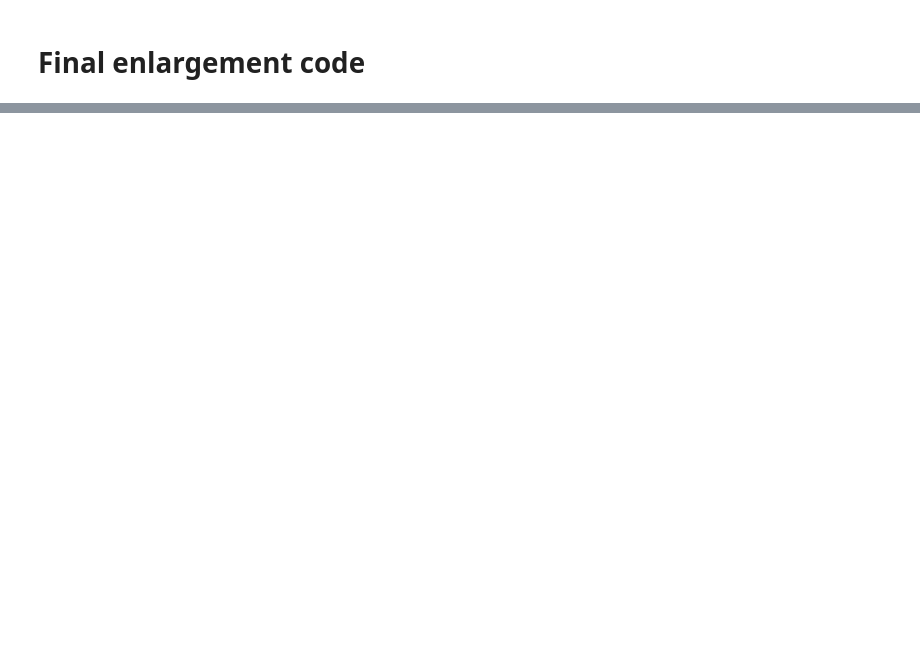
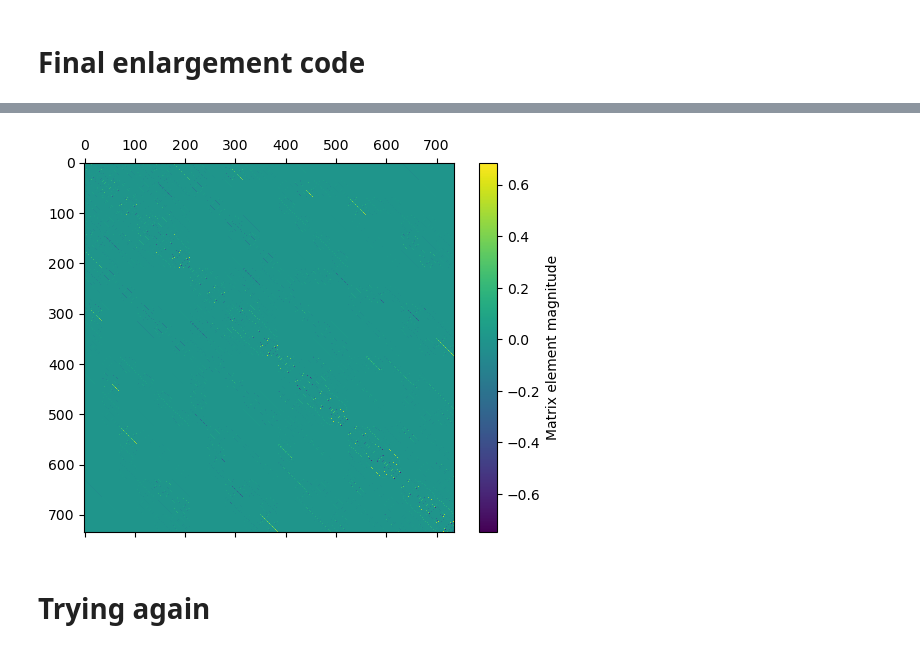
Before and after one commit to osbritton1/hci, a Jupyter notebook: scratch_testing.ipynb, the cells around one changed output, grey strips where cells are left out. Saved outputs shown, nothing was run; the diff lists cells and outputs as text; code cells hidden in the pictures; blank space fills up the shorter version.

```diff
--- a/scratch_testing.ipynb
+++ b/scratch_testing.ipynb
@@ -881,0 +904,24 @@ print(ci0_new)
+# %%
+mol = gto.M(
+    atom = '''
+O        0.000000    0.000000    0.117790
+H        0.000000    0.755453   -0.471161
+H        0.000000   -0.755453   -0.471161''',
+    basis = 'sto-3g',
+    charge = 1,
+    spin = 1  # = 2S = spin_up - spin_down
+)
+mol.output = 'test.log'
+
+mf = scf.UHF(mol)
+mf.kernel()
+
+nelec = _unpack_nelec(mol.nelectron, mol.spin)
+nao = mol.nao_nr()
+mo = mf.mo_coeff
+norb = mo.shape[1]
+hcore = mf.get_hcore()
+eri_ao = mf._eri
+add_thresh = 0.01
+
+myhci.kernel(hcore, eri_ao, mo, norb, nelec, add_thresh, nroots=1, verbose=2, ecore=mf.mol.energy_nuc())
@@ -881,0 +963,10 @@ print(ci0_new)
+# %%
+mo_a, mo_b = mo
+nelec_a, nelec_b = nelec
+h1e_aa = reduce(np.dot, (mo_a.conj().T, hcore, mo_a))
+h1e_bb = reduce(np.dot, (mo_b.conj().T, hcore, mo_b))
+eri_mo_aaaa = ao2mo.restore('s8', ao2mo.full(eri_ao, mo_a), norb)
+eri_mo_bbbb = ao2mo.restore('s8', ao2mo.full(eri_ao, mo_b), norb)
+eri_mo_aabb = ao2mo.restore('s4', ao2mo.general(eri_ao, [mo_a, mo_a, mo_b, mo_b]), norb)
+ndets = math.comb(norb, nelec[0])*math.comb(norb, nelec[1])
+addr, full_hamiltonian = fci.direct_uhf.pspace((h1e_aa, h1e_bb), (eri_mo_aaaa, eri_mo_aabb, eri_mo_bbbb), norb, nelec, np=ndets)
@@ -881,0 +994,9 @@ print(ci0_new)
+# %%
+fig, ax = plt.subplots()
+np.fill_diagonal(full_hamiltonian, 0.0)
+im = ax.matshow(full_hamiltonian)
+cbar = fig.colorbar(im, ax=ax)
+cbar.set_label('Matrix element magnitude')
+plt.show()
+# %% [output]
+[figure, added]
@@ -881,0 +1005,2 @@ print(ci0_new)
+# %% [markdown]
+# Trying again
```
Also changed, not shown: parts of 34 cells of this notebook, 13 other files.
